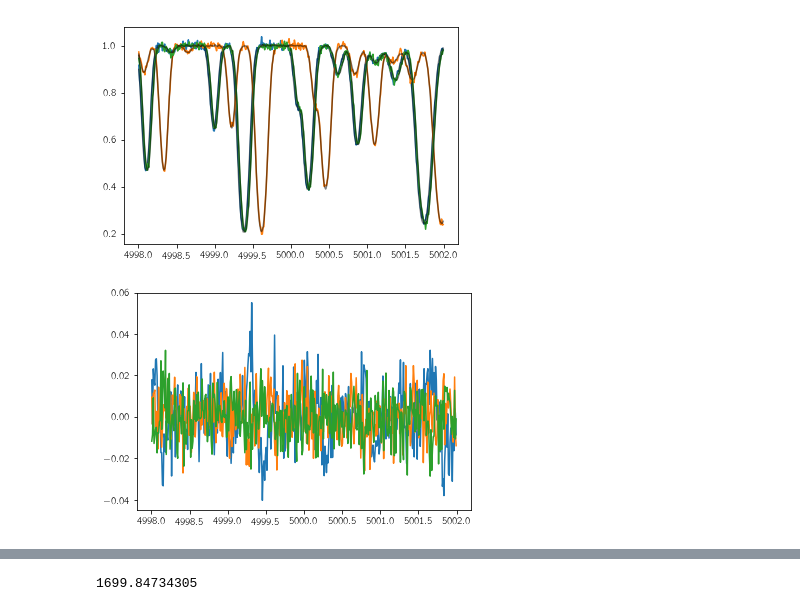
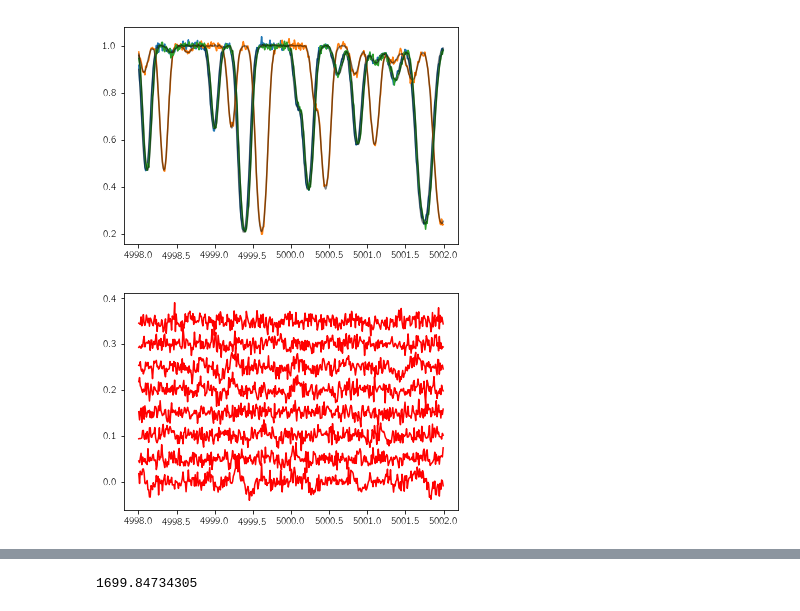
Before and after one commit to megbedell/wobble, a Jupyter notebook: wobbleflow-simple-Copy1.ipynb, the cells around one changed output, grey strips where cells are left out. Drawn from its saved outputs; the diff is of its cells as text; code cells hidden in the pictures.

Commit message:
a few more plots...

```diff
--- a/wobbleflow-simple-Copy1.ipynb
+++ b/wobbleflow-simple-Copy1.ipynb
@@ -140,0 +141,5 @@ Wall time: 55 ms
+# %%
+for n in range(8):
+    offset = 0.5 * n
+    plt.plot(data_xs[n], offset + data[n], color='k')
+    plt.plot(data_xs[n], offset + np.exp(models_eval[n]), color='r')
@@ -145,10 +157,11 @@ for n in range(0,N,30):
 # %% [output]
 [figure]
 # %%
-for n in range(0,N,30):
-    plt.plot(data_xs[n], data[n] - np.exp(models_eval[n]))
+for n in range(8):
+    offset = 0.05 * n
+    plt.plot(data_xs[n], offset + data[n]- np.exp(models_eval[n]), color='r')
 # %% [output]
-[figure, old version]
+[figure, new version]
 # %%
 %%time
 opt_rvs = tf.train.AdagradOptimizer(100.).minimize(nll, var_list=rvs_tensor)
```
Also changed, not shown: parts of 18 cells of this notebook.
